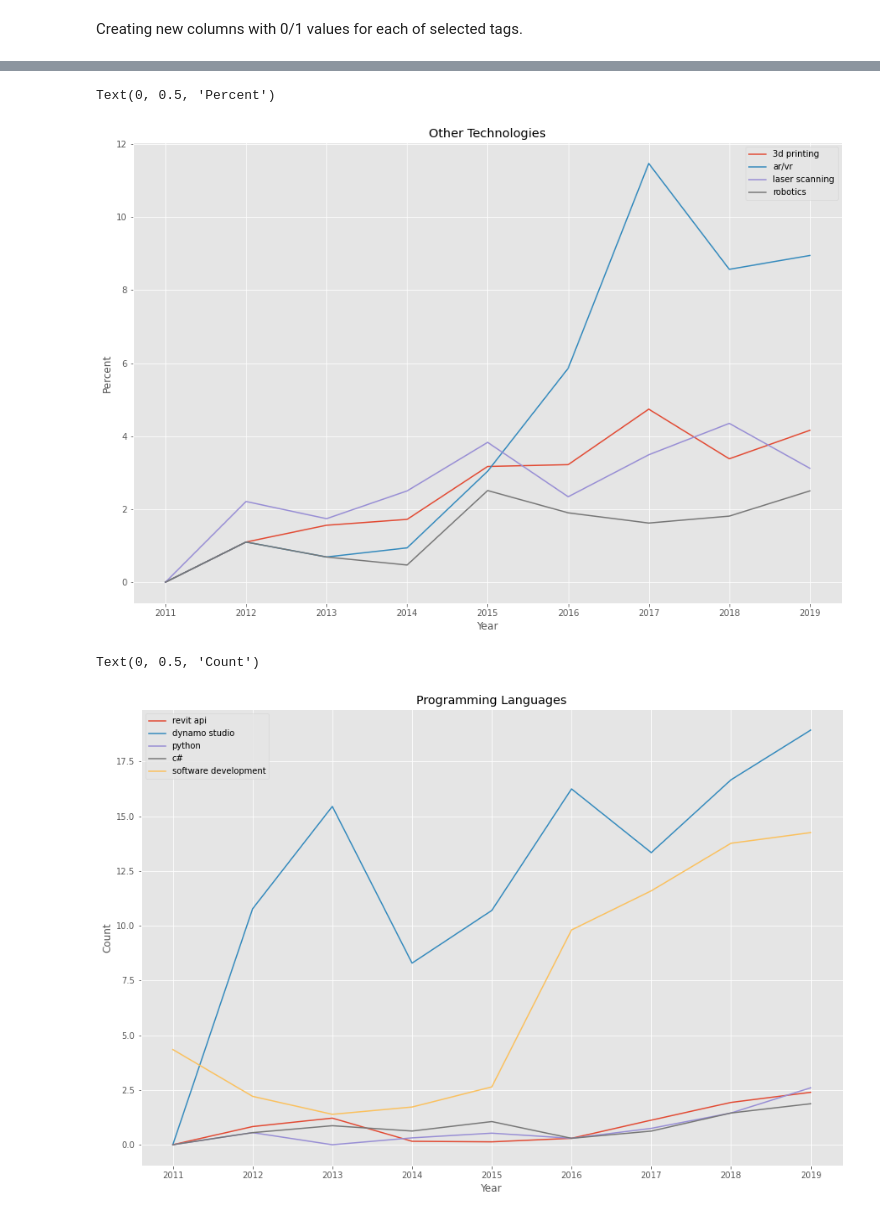
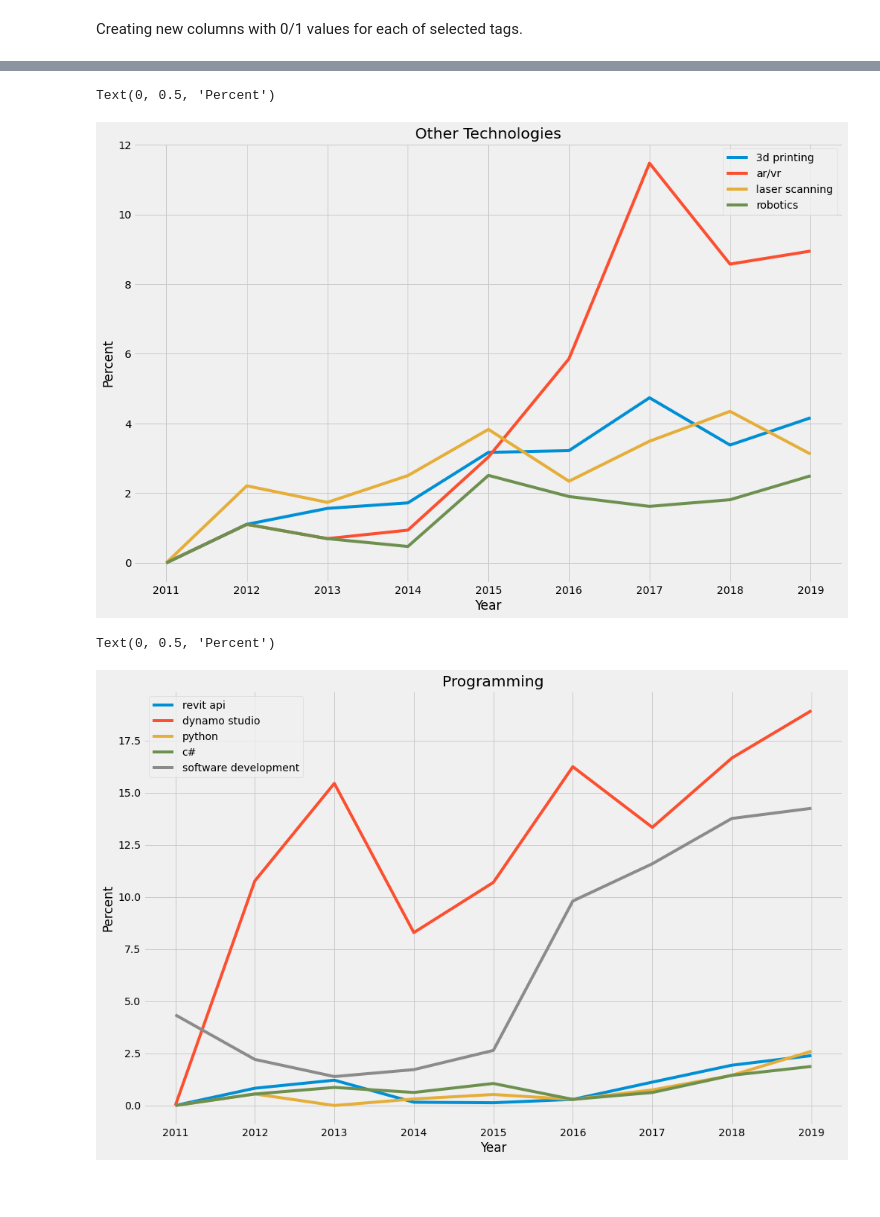
Before and after one commit to EugeniaDickson/autodesk_uni, a Jupyter notebook: data_preprocessing.ipynb, the cells around one changed output, grey strips where cells are left out. Drawn from its saved outputs; the diff is of its cells as text; code cells hidden in the pictures; blank space fills up the shorter version.

Commit message:
tidied up the notebook, added styling to graphs and comments

```diff
--- a/data_preprocessing.ipynb
+++ b/data_preprocessing.ipynb
@@ -9,3 +7,5 @@ plt.style.use('ggplot')
+# %%
+plt.style.use('fivethirtyeight')
 # %%
 df = pd.read_csv('autodeskuni.csv')
 # %% [markdown]
@@ -229,0 +183,4 @@ for i in programming_selection:
+# %%
+locations = list(df['city'].unique())
+for i in locations:
+    df[f'{i}'] = np.where(df['city'].str.match(i), 1, 0)
@@ -229,0 +189,3 @@ for i in programming_selection:
+# %%
+for i in tags_industry_unique:
+    df[f'{i}'] = np.where(df['tags_industry'].str.contains(i), 1, 0)
@@ -230,5 +194,6 @@ for i in programming_selection:
 # %%
-selection_product = ['autocad', 'bim 360', 'civil 3d', 'revit', 'forge']
-selection_topic_data = ['artificial intelligence', 'big data', 'machine learning']
-selection_topic_other = ['3d printing', 'ar/vr', 'laser scanning', 'robotics']
-selection_programming = ['revit api', 'dynamo studio', 'python', 'c#', 'software development']
+cols_product = ['autocad', 'bim 360', 'civil 3d', 'revit', 'forge']
+cols_topic_data = ['artificial intelligence', 'big data', 'machine learning']
+cols_topic_other = ['3d printing', 'ar/vr', 'laser scanning', 'robotics']
+cols_programming = ['revit api', 'dynamo studio', 'python', 'c#', 'software development']
+cols_industry = list(tags_industry_unique)
@@ -272,16 +265,16 @@ Text(0, 0.5, 'Count')
 # %%
-df_percent[selection_topic_other].plot(figsize=(15,10), kind = 'line')
+df_percent[cols_topic_other].plot(figsize=(15,10), kind = 'line')
 plt.title('Other Technologies')
 plt.xlabel('Year')
 plt.ylabel('Percent')
 # %% [output]
 Text(0, 0.5, 'Percent')
-[figure, old version]
+[figure, new version]
 # %%
-df_percent[selection_programming].plot(figsize=(15,10), kind = 'line')
-plt.title('Programming Languages')
+df_percent[cols_programming].plot(figsize=(15,10), kind = 'line')
+plt.title('Programming')
 plt.xlabel('Year')
-plt.ylabel('Count')
+plt.ylabel('Percent')
 # %% [output]
-Text(0, 0.5, 'Count')
+Text(0, 0.5, 'Percent')
-[figure, old version]
+[figure, new version]
```
Also changed, not shown: parts of 18 cells of this notebook.
